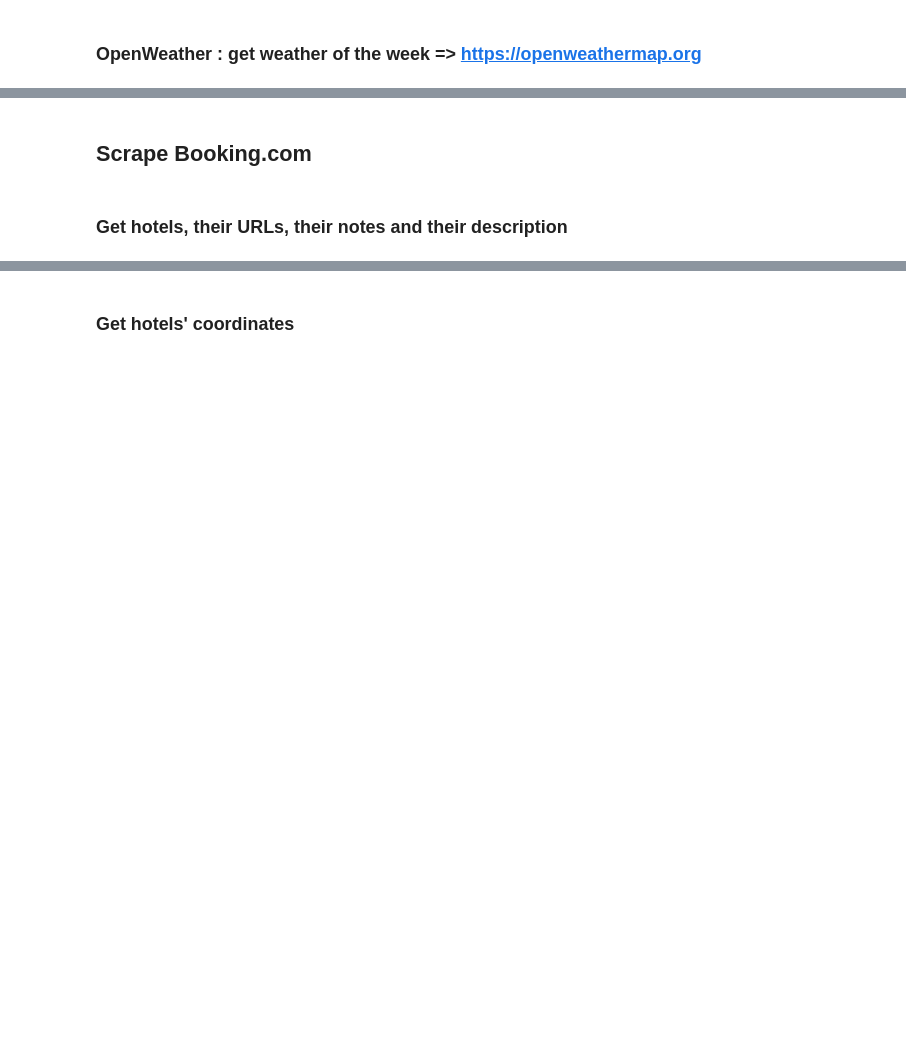
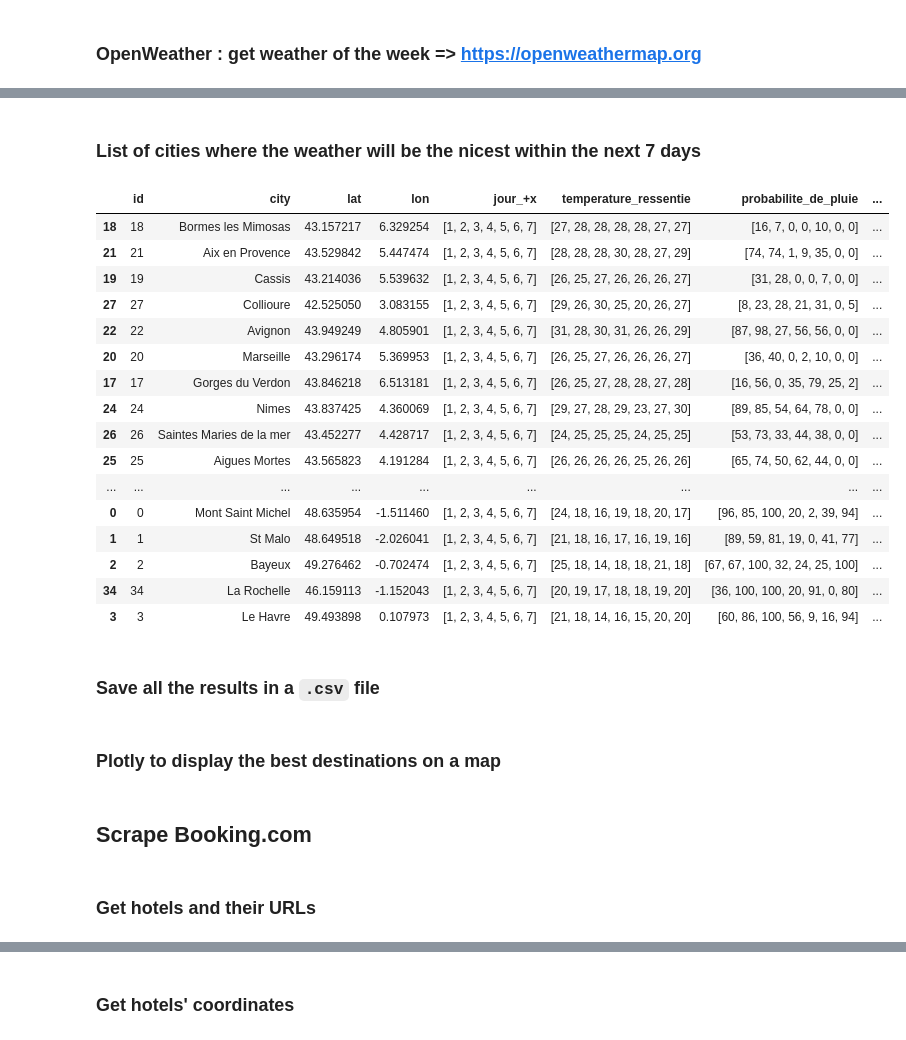
Before and after one commit to alexlasnier/Bloc01-Construction-et-alimentation-dune-infrastructure-de-gestion-de-donnees, a Jupyter notebook: Plan_your_trip_with_Kayak.ipynb, the cells around one changed output, grey strips where cells are left out. Saved outputs shown, nothing was run; the diff lists cells and outputs as text; code cells hidden in the pictures; blank space fills up the shorter version.

```diff
--- a/Plan_your_trip_with_Kayak.ipynb
+++ b/Plan_your_trip_with_Kayak.ipynb
@@ -346,2 +506,2 @@ print(df_weather.info())
 # %%
-df_weather[["lat", "lon"]] = df_weather[["lat", "lon"]].astype(float)
+df_gps_weather[["lat", "lon"]] = df_gps_weather[["lat", "lon"]].astype(float)
@@ -359,0 +508,24 @@ df[["jour_+x", "temperature_ressentie", "probabilite_de_pluie"]] = df[
+# %% [markdown]
+### List of cities where the weather will be the nicest within the next 7 days
+# %%
+df_gps_weather.sort_values(by=["score"], ascending=False)
+# %% [output]
+|  | id | city | lat | lon | jour_+x | temperature_ressentie | probabilite_de_pluie | ... |
+| 18 | 18 | Bormes les Mimosas | 43.157217 | 6.329254 | [1, 2, 3, 4, 5, 6, 7] | [27, 28, 28, 28, 28, 27, 27] | [16, 7, 0, 0, 10, 0, 0] | ... |
+| 21 | 21 | Aix en Provence | 43.529842 | 5.447474 | [1, 2, 3, 4, 5, 6, 7] | [28, 28, 28, 30, 28, 27, 29] | [74, 74, 1, 9, 35, 0, 0] | ... |
+| 19 | 19 | Cassis | 43.214036 | 5.539632 | [1, 2, 3, 4, 5, 6, 7] | [26, 25, 27, 26, 26, 26, 27] | [31, 28, 0, 0, 7, 0, 0] | ... |
+| 27 | 27 | Collioure | 42.525050 | 3.083155 | [1, 2, 3, 4, 5, 6, 7] | [29, 26, 30, 25, 20, 26, 27] | [8, 23, 28, 21, 31, 0, 5] | ... |
+| 22 | 22 | Avignon | 43.949249 | 4.805901 | [1, 2, 3, 4, 5, 6, 7] | [31, 28, 30, 31, 26, 26, 29] | [87, 98, 27, 56, 56, 0, 0] | ... |
+| 20 | 20 | Marseille | 43.296174 | 5.369953 | [1, 2, 3, 4, 5, 6, 7] | [26, 25, 27, 26, 26, 26, 27] | [36, 40, 0, 2, 10, 0, 0] | ... |
+| 17 | 17 | Gorges du Verdon | 43.846218 | 6.513181 | [1, 2, 3, 4, 5, 6, 7] | [26, 25, 27, 28, 28, 27, 28] | [16, 56, 0, 35, 79, 25, 2] | ... |
+| 24 | 24 | Nimes | 43.837425 | 4.360069 | [1, 2, 3, 4, 5, 6, 7] | [29, 27, 28, 29, 23, 27, 30] | [89, 85, 54, 64, 78, 0, 0] | ... |
+| 26 | 26 | Saintes Maries de la mer | 43.452277 | 4.428717 | [1, 2, 3, 4, 5, 6, 7] | [24, 25, 25, 25, 24, 25, 25] | [53, 73, 33, 44, 38, 0, 0] | ... |
+| 25 | 25 | Aigues Mortes | 43.565823 | 4.191284 | [1, 2, 3, 4, 5, 6, 7] | [26, 26, 26, 26, 25, 26, 26] | [65, 74, 50, 62, 44, 0, 0] | ... |
+| ... | ... | ... | ... | ... | ... | ... | ... | ... |
+| 0 | 0 | Mont Saint Michel | 48.635954 | -1.511460 | [1, 2, 3, 4, 5, 6, 7] | [24, 18, 16, 19, 18, 20, 17] | [96, 85, 100, 20, 2, 39, 94] | ... |
+| 1 | 1 | St Malo | 48.649518 | -2.026041 | [1, 2, 3, 4, 5, 6, 7] | [21, 18, 16, 17, 16, 19, 16] | [89, 59, 81, 19, 0, 41, 77] | ... |
+| 2 | 2 | Bayeux | 49.276462 | -0.702474 | [1, 2, 3, 4, 5, 6, 7] | [25, 18, 14, 18, 18, 21, 18] | [67, 67, 100, 32, 24, 25, 100] | ... |
+| 34 | 34 | La Rochelle | 46.159113 | -1.152043 | [1, 2, 3, 4, 5, 6, 7] | [20, 19, 17, 18, 18, 19, 20] | [36, 100, 100, 20, 91, 0, 80] | ... |
+| 3 | 3 | Le Havre | 49.493898 | 0.107973 | [1, 2, 3, 4, 5, 6, 7] | [21, 18, 14, 16, 15, 20, 20] | [60, 86, 100, 56, 9, 16, 94] | ... |
+# %% [markdown]
+### Save all the results in a `.csv` file
@@ -360 +534,3 @@ df[["jour_+x", "temperature_ressentie", "probabilite_de_pluie"]] = df[
+# %% [markdown]
+### Plotly to display the best destinations on a map
 # %%
@@ -375,5 +557,5 @@ fig.show()
 # %% [markdown]
 ## Scrape Booking.com
 # %% [markdown]
-### Get hotels, their URLs, their notes and their description
+### Get hotels and their URLs
 # %%
```
Also changed, not shown: parts of 27 cells of this notebook, 6 other files.
